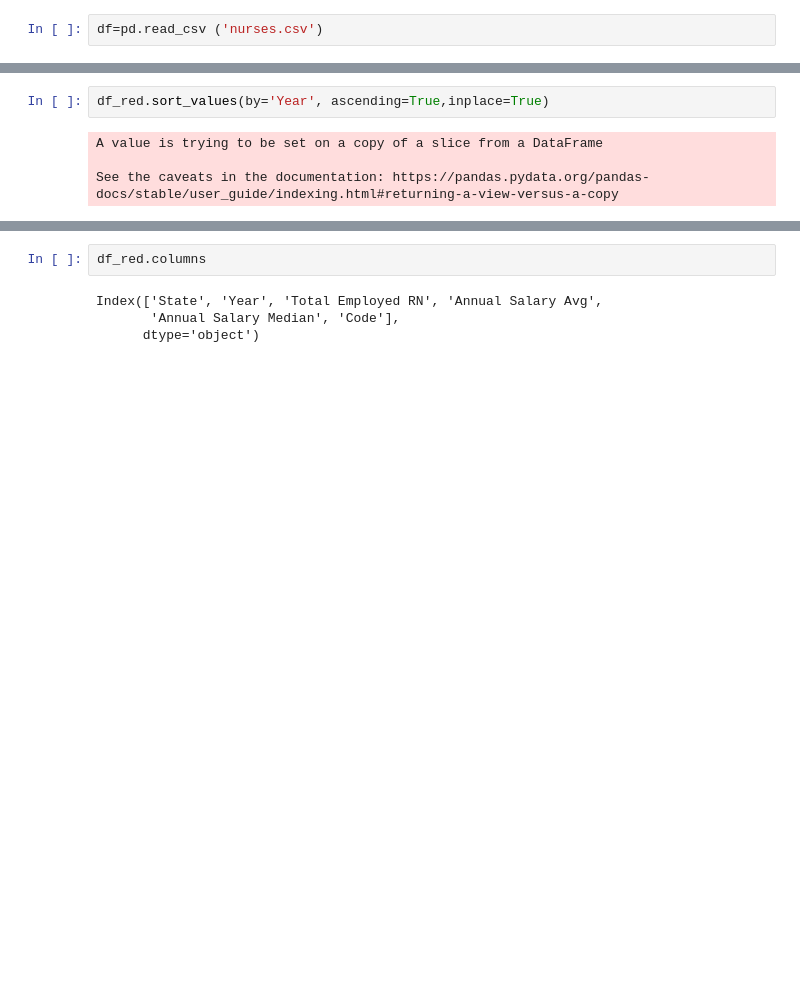
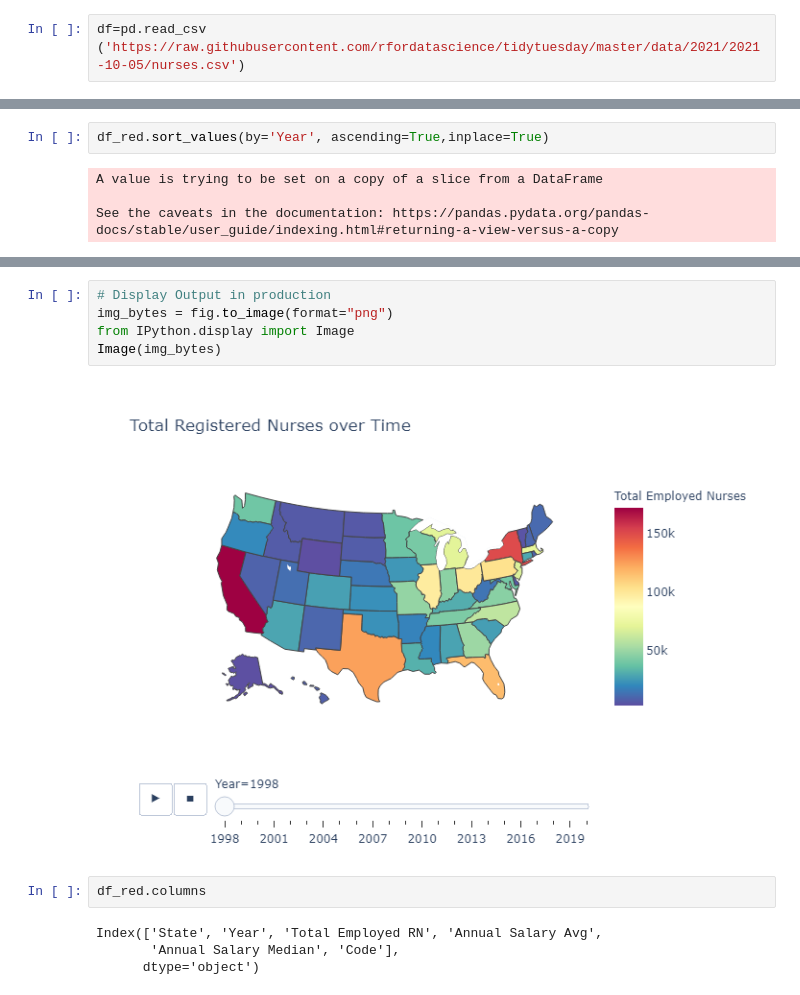
Before and after one commit to shawnd29/Tidy-Tuesday, a Jupyter notebook: Tidy-Tuesday-Insights/nurses.ipynb, the cells around one changed output, grey strips where cells are left out. Drawn from its saved outputs; the diff is of its cells as text; blank space fills up the shorter version.

Commit message:
Added URL to read_csv and rendered Plotly as a PNG Image for markdown

```diff
--- a/Tidy-Tuesday-Insights/nurses.ipynb
+++ b/Tidy-Tuesday-Insights/nurses.ipynb
@@ -13,7 +13,7 @@ import plotly.express as px
 pio.renderers.default='notebook'
 import os
 # %%
-df=pd.read_csv ('nurses.csv')
+df=pd.read_csv ('https://raw.githubusercontent.com/rfordatascience/tidytuesday/master/data/2021/2021-10-05/nurses.csv')
 # %%
 df.head()
 # %% [output]
@@ -134,3 +133,10 @@ fig.show()
+# %%
+# Display Output in production
+img_bytes = fig.to_image(format="png")
+from IPython.display import Image
+Image(img_bytes)
+# %% [output]
+[figure, added]
 # %%
 df_red.columns
 # %% [output]
```
Also changed, not shown: parts of 6 cells of this notebook, 15 other files.
